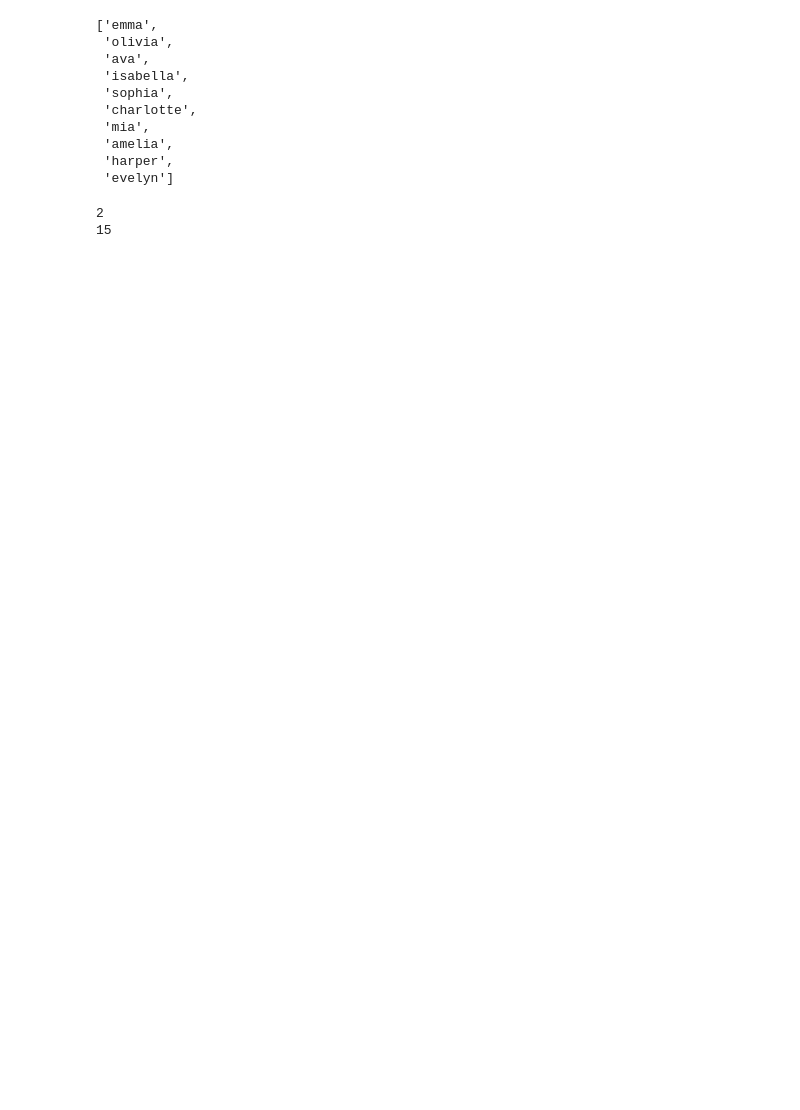
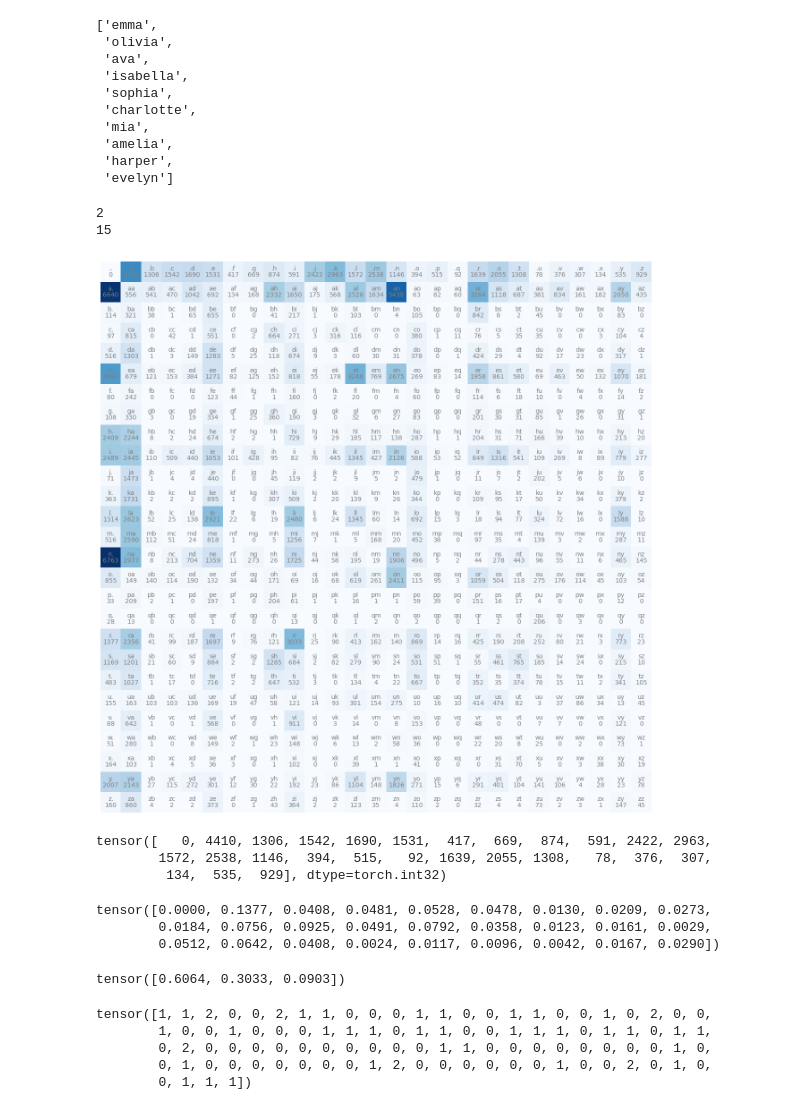
Before and after one commit to SaruniaOwO/KI, a Jupyter notebook: bigram.ipynb, the cells around one changed output. Cells and saved outputs as stored; diff of their text form; code cells hidden in the pictures; blank space fills up the shorter version.

```diff
--- a/bigram.ipynb
+++ b/bigram.ipynb
@@ -56,11 +56,42 @@ N
 # %%
 import matplotlib.pyplot as plt
 
 plt.figure(figsize=(16,16))
-plt.imshow(N, cmap='Blue')
+plt.imshow(N, cmap='Blues')
 for i in range(27):
-  for j in range(27)
+  for j in range(27):
     chstr = itos[i] + itos[j]
     plt.text(j,i, chstr, ha="center", va="bottom", color = "gray")
-    plt.text(j,i, N [i,j].item(), ha="center", va="top", color="gray")
+    plt.text(j,i, N[i,j].item(), ha="center", va="top", color="gray")
 plt.axis("off");
+# %% [output]
+[figure, added]
+# %%
+N[0]
+# %% [output]
+tensor([   0, 4410, 1306, 1542, 1690, 1531,  417,  669,  874,  591, 2422, 2963,
+        1572, 2538, 1146,  394,  515,   92, 1639, 2055, 1308,   78,  376,  307,
+         134,  535,  929], dtype=torch.int32)
+# %%
+p = N[0].float()
+p = p/p.sum()
+p
+# %% [output]
+tensor([0.0000, 0.1377, 0.0408, 0.0481, 0.0528, 0.0478, 0.0130, 0.0209, 0.0273,
+        0.0184, 0.0756, 0.0925, 0.0491, 0.0792, 0.0358, 0.0123, 0.0161, 0.0029,
+        0.0512, 0.0642, 0.0408, 0.0024, 0.0117, 0.0096, 0.0042, 0.0167, 0.0290])
+# %%
+g = torch.Generator().manual_seed(2147483647)
+p = torch.rand(3, generator =g)
+p = p/p.sum()
+p
+# %% [output]
+tensor([0.6064, 0.3033, 0.0903])
+# %%
+torch.multinomial(p, num_samples=100, replacement=True, generator=g)
+# %% [output]
+tensor([1, 1, 2, 0, 0, 2, 1, 1, 0, 0, 0, 1, 1, 0, 0, 1, 1, 0, 0, 1, 0, 2, 0, 0,
+        1, 0, 0, 1, 0, 0, 0, 1, 1, 1, 0, 1, 1, 0, 0, 1, 1, 1, 0, 1, 1, 0, 1, 1,
+        0, 2, 0, 0, 0, 0, 0, 0, 0, 0, 0, 0, 1, 1, 0, 0, 0, 0, 0, 0, 0, 0, 1, 0,
+        0, 1, 0, 0, 0, 0, 0, 0, 0, 1, 2, 0, 0, 0, 0, 0, 0, 1, 0, 0, 2, 0, 1, 0,
+        0, 1, 1, 1])
```
